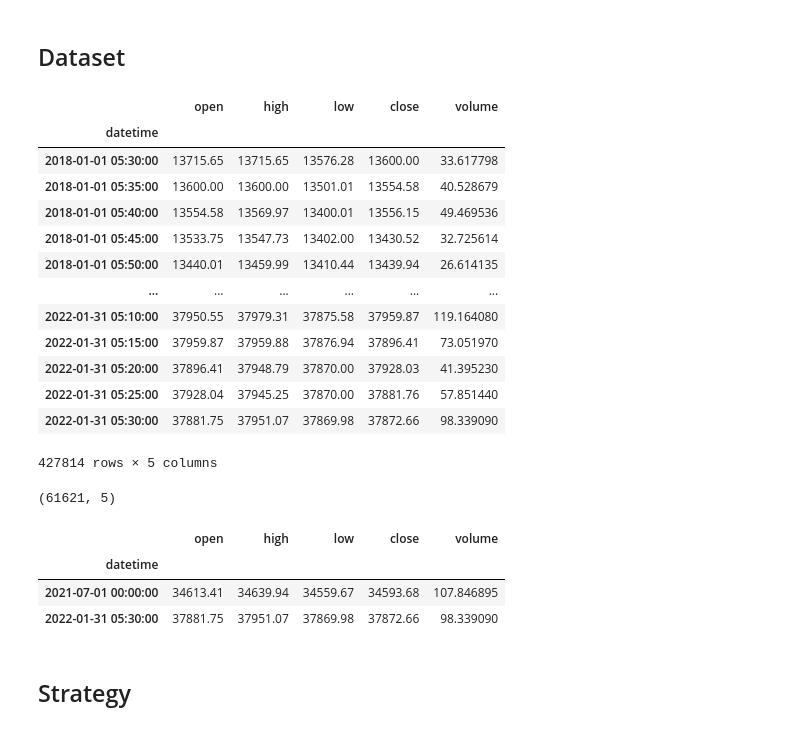
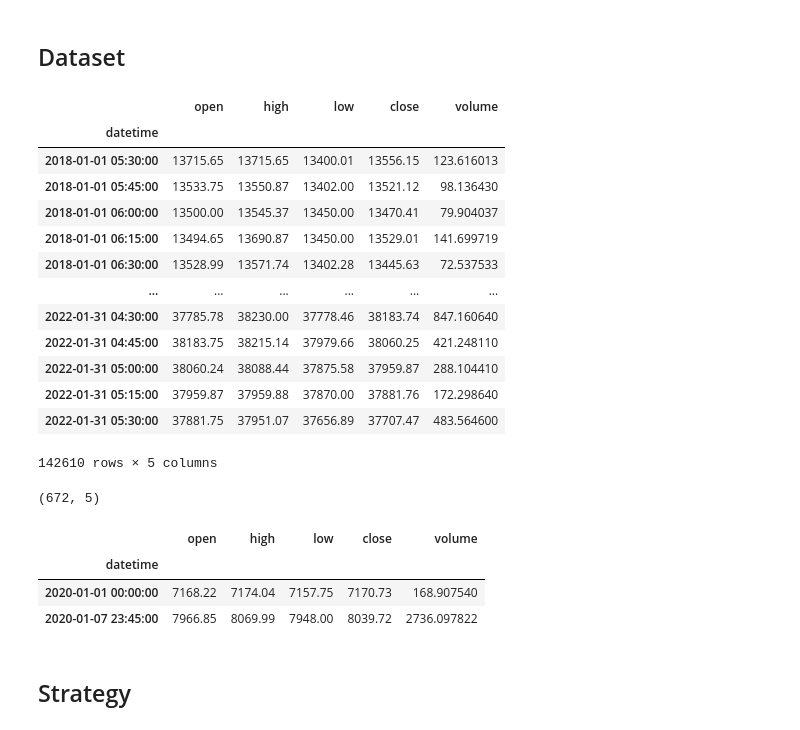
Before and after one commit to AI-ApeX-DeV/DTG, a Jupyter notebook: strategy.ipynb, the cells around one changed output. Cells and saved outputs as stored; diff of their text form; code cells hidden in the pictures.

```diff
--- a/strategy.ipynb
+++ b/strategy.ipynb
@@ -8,41 +8,41 @@ import matplotlib.pyplot as plt
 # %% [markdown]
 ## Dataset
 # %%
-df_3m = pd.read_csv('datasets/btc_5m.csv')
+df_3m = pd.read_csv('datasets/btc_15m.csv')
 df_3m['datetime'] = pd.to_datetime(df_3m['datetime'])
 df_3m.set_index('datetime', inplace=True)
 df_3m
 # %% [output]
 |  | open | high | low | close | volume |
 | datetime |  |  |  |  |  |
-| 2018-01-01 05:30:00 | 13715.65 | 13715.65 | 13576.28 | 13600.00 | 33.617798 |
-| 2018-01-01 05:35:00 | 13600.00 | 13600.00 | 13501.01 | 13554.58 | 40.528679 |
-| 2018-01-01 05:40:00 | 13554.58 | 13569.97 | 13400.01 | 13556.15 | 49.469536 |
-| 2018-01-01 05:45:00 | 13533.75 | 13547.73 | 13402.00 | 13430.52 | 32.725614 |
-| 2018-01-01 05:50:00 | 13440.01 | 13459.99 | 13410.44 | 13439.94 | 26.614135 |
+| 2018-01-01 05:30:00 | 13715.65 | 13715.65 | 13400.01 | 13556.15 | 123.616013 |
+| 2018-01-01 05:45:00 | 13533.75 | 13550.87 | 13402.00 | 13521.12 | 98.136430 |
+| 2018-01-01 06:00:00 | 13500.00 | 13545.37 | 13450.00 | 13470.41 | 79.904037 |
+| 2018-01-01 06:15:00 | 13494.65 | 13690.87 | 13450.00 | 13529.01 | 141.699719 |
+| 2018-01-01 06:30:00 | 13528.99 | 13571.74 | 13402.28 | 13445.63 | 72.537533 |
 | ... | ... | ... | ... | ... | ... |
-| 2022-01-31 05:10:00 | 37950.55 | 37979.31 | 37875.58 | 37959.87 | 119.164080 |
-| 2022-01-31 05:15:00 | 37959.87 | 37959.88 | 37876.94 | 37896.41 | 73.051970 |
-| 2022-01-31 05:20:00 | 37896.41 | 37948.79 | 37870.00 | 37928.03 | 41.395230 |
-| 2022-01-31 05:25:00 | 37928.04 | 37945.25 | 37870.00 | 37881.76 | 57.851440 |
-| 2022-01-31 05:30:00 | 37881.75 | 37951.07 | 37869.98 | 37872.66 | 98.339090 |
+| 2022-01-31 04:30:00 | 37785.78 | 38230.00 | 37778.46 | 38183.74 | 847.160640 |
+| 2022-01-31 04:45:00 | 38183.75 | 38215.14 | 37979.66 | 38060.25 | 421.248110 |
+| 2022-01-31 05:00:00 | 38060.24 | 38088.44 | 37875.58 | 37959.87 | 288.104410 |
+| 2022-01-31 05:15:00 | 37959.87 | 37959.88 | 37870.00 | 37881.76 | 172.298640 |
+| 2022-01-31 05:30:00 | 37881.75 | 37951.07 | 37656.89 | 37707.47 | 483.564600 |
-427814 rows × 5 columns
+142610 rows × 5 columns
 # %%
 def filter_df(df, start_date, end_date):
     subset_df = df.loc[start_date:end_date]
     return subset_df
 
-start_date = '2021-07-01'
-end_date = '2022-12-01'
+start_date = '2020-01-01'
+end_date = '2020-01-07'
 filtetred_df_3m = filter_df(df_3m, start_date, end_date)
 print(filtetred_df_3m.shape)
 filtetred_df_3m.iloc[[0,-1],:]
 # %% [output]
-(61621, 5)
+(672, 5)
 |  | open | high | low | close | volume |
 | datetime |  |  |  |  |  |
-| 2021-07-01 00:00:00 | 34613.41 | 34639.94 | 34559.67 | 34593.68 | 107.846895 |
-| 2022-01-31 05:30:00 | 37881.75 | 37951.07 | 37869.98 | 37872.66 | 98.339090 |
+| 2020-01-01 00:00:00 | 7168.22 | 7174.04 | 7157.75 | 7170.73 | 168.907540 |
+| 2020-01-07 23:45:00 | 7966.85 | 8069.99 | 7948.00 | 8039.72 | 2736.097822 |
 # %%
 def plot_candlestick_chart(df,num_candles=-1):
     if num_candles != -1:
```
Also changed, not shown: parts of 2 cells of this notebook, 3 other files.
